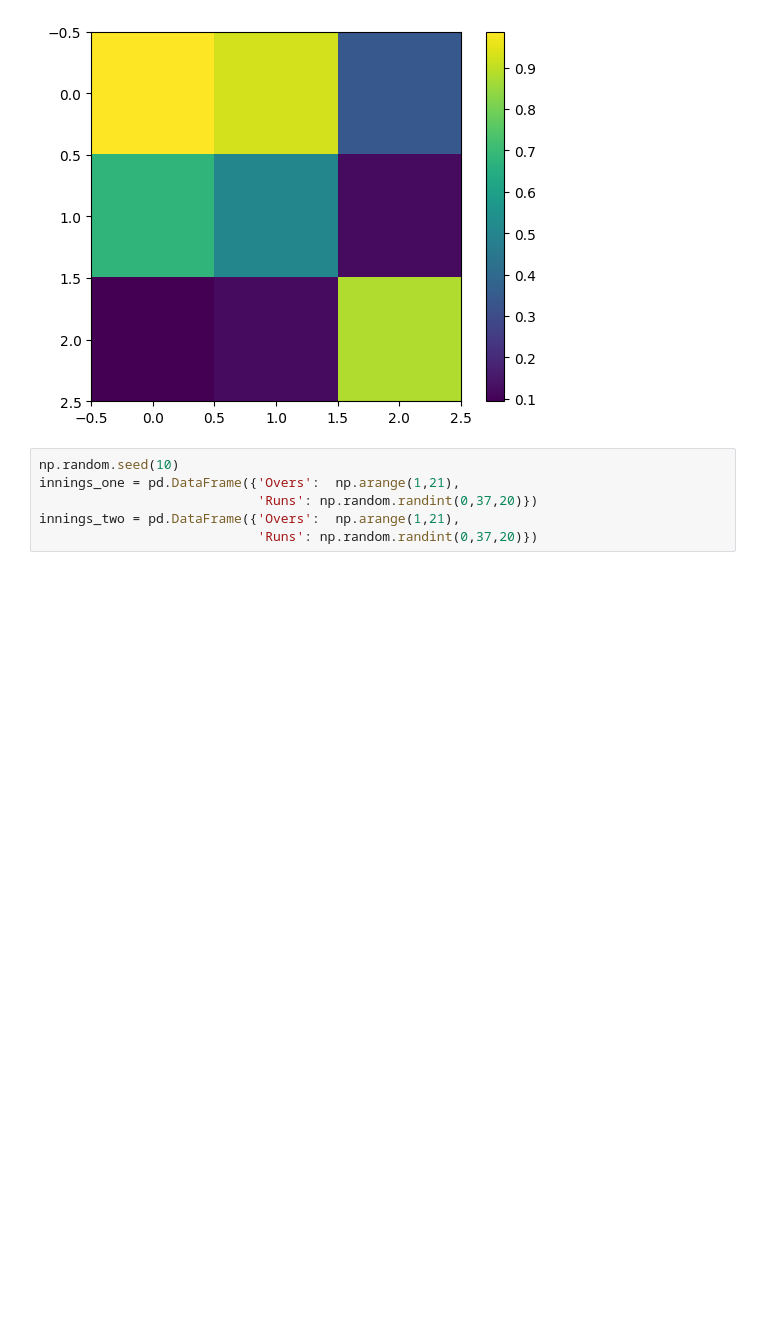
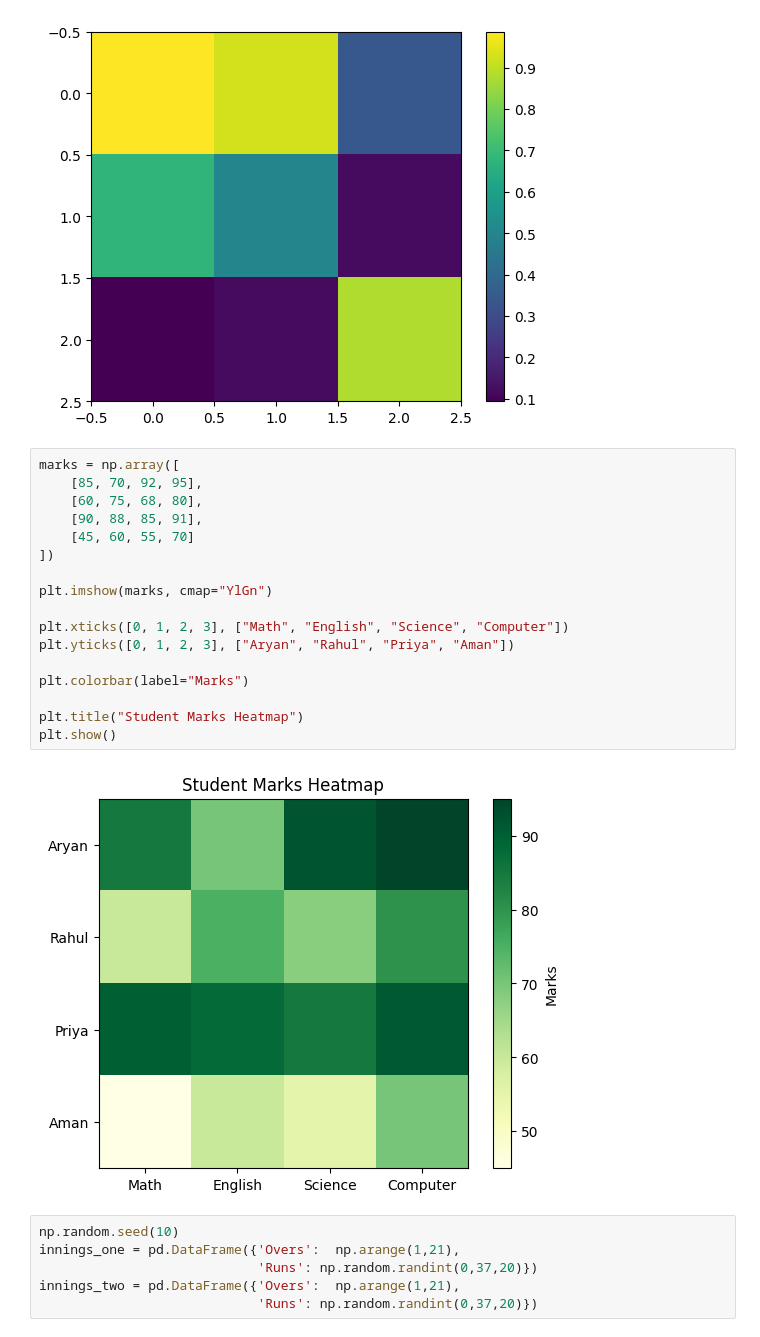
Before and after one commit to theaditya24/COMPLETE-PYTHON-FOR-DATA-ANALYTICS, a Jupyter notebook: Data Visualization Practice.ipynb, the cells around one changed output. Saved outputs shown, nothing was run; the diff lists cells and outputs as text; blank space fills up the shorter version.

```diff
--- a/Data Visualization Practice.ipynb
+++ b/Data Visualization Practice.ipynb
@@ -12,6 +19,25 @@ plt.colorbar()  # Represents color intensity values.
 plt.show()
 # %% [output]
 [figure]
+# %%
+marks = np.array([
+    [85, 70, 92, 95],
+    [60, 75, 68, 80],
+    [90, 88, 85, 91],
+    [45, 60, 55, 70]
+])
+
+plt.imshow(marks, cmap="YlGn")
+
+plt.xticks([0, 1, 2, 3], ["Math", "English", "Science", "Computer"])
+plt.yticks([0, 1, 2, 3], ["Aryan", "Rahul", "Priya", "Aman"])
+
+plt.colorbar(label="Marks")
+
+plt.title("Student Marks Heatmap")
+plt.show()
+# %% [output]
+[figure, added]
 # %%
 np.random.seed(10)
 innings_one = pd.DataFrame({'Overs':  np.arange(1,21),
```
Also changed, not shown: parts of 6 cells of this notebook, 3 other files.
